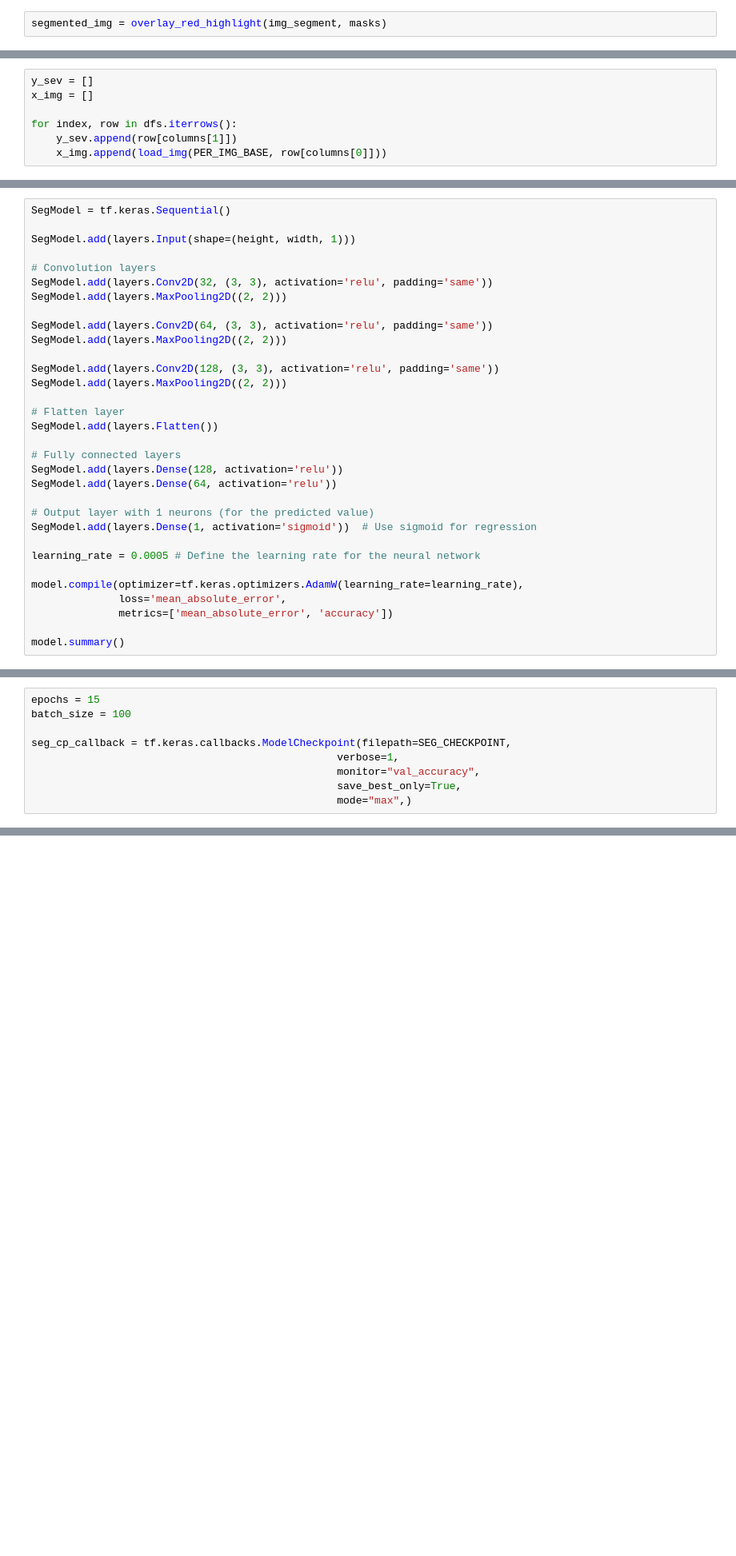
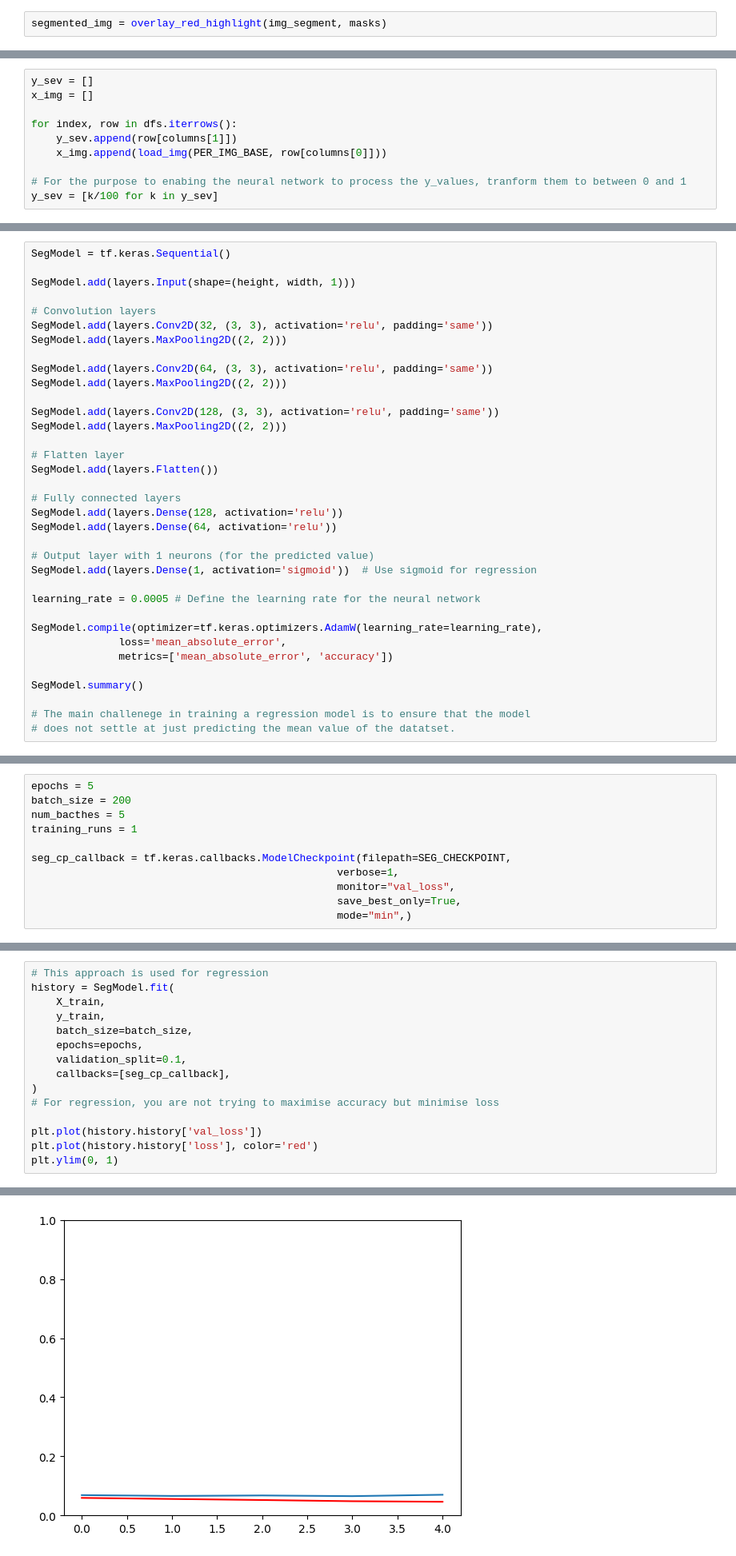
Before and after one commit to Praneeth-Suresh/CT-image, a Jupyter notebook: notebookb0bf2e321b.ipynb, the cells around one changed output, grey strips where cells are left out. Shown at 80% size. Cells and saved outputs as stored; diff of their text form; blank space fills up the shorter version.

```diff
--- a/notebookb0bf2e321b.ipynb
+++ b/notebookb0bf2e321b.ipynb
@@ -467,6 +435,9 @@ x_img = []
 for index, row in dfs.iterrows():
     y_sev.append(row[columns[1]])
     x_img.append(load_img(PER_IMG_BASE, row[columns[0]]))
+
+# For the purpose to enabing the neural network to process the y_values, tranform them to between 0 and 1
+y_sev = [k/100 for k in y_sev]
 # %%
 X_train, X_test, y_train, y_test = train_test_split(x_img, y_sev, test_size=0.1, random_state=11)
 
@@ -509,8 +503,11 @@ SegModel.add(layers.Dense(1, activation='sigmoid'))  # Use sigmoid for regressio
 
 learning_rate = 0.0005 # Define the learning rate for the neural network
 
-model.compile(optimizer=tf.keras.optimizers.AdamW(learning_rate=learning_rate),
+SegModel.compile(optimizer=tf.keras.optimizers.AdamW(learning_rate=learning_rate),
               loss='mean_absolute_error',
               metrics=['mean_absolute_error', 'accuracy'])
 
-model.summary()
+SegModel.summary()
+
+# The main challenege in training a regression model is to ensure that the model
+# does not settle at just predicting the mean value of the datatset.
@@ -539,9 +514,11 @@ Model: "sequential"
 # %%
-epochs = 15
-batch_size = 100
+epochs = 5
+batch_size = 200
+num_bacthes = 5
+training_runs = 1
 
 seg_cp_callback = tf.keras.callbacks.ModelCheckpoint(filepath=SEG_CHECKPOINT,
                                                  verbose=1,
-                                                 monitor="val_accuracy",
+                                                 monitor="val_loss",
                                                  save_best_only=True,
-                                                 mode="max",)
+                                                 mode="min",)
@@ -581,0 +525,16 @@ NameError: name 'history' is not defined
+# %%
+# This approach is used for regression
+history = SegModel.fit(
+    X_train,
+    y_train,
+    batch_size=batch_size,
+    epochs=epochs,
+    validation_split=0.1,
+    callbacks=[seg_cp_callback],
+)
+# For regression, you are not trying to maximise accuracy but minimise loss
+
+plt.plot(history.history['val_loss'])
+plt.plot(history.history['loss'], color='red')
+plt.ylim(0, 1)
+# %% [output]
@@ -581,0 +562 @@ NameError: name 'history' is not defined
+[figure, added]
```
Also changed, not shown: parts of 19 cells of this notebook, 3 other files.
